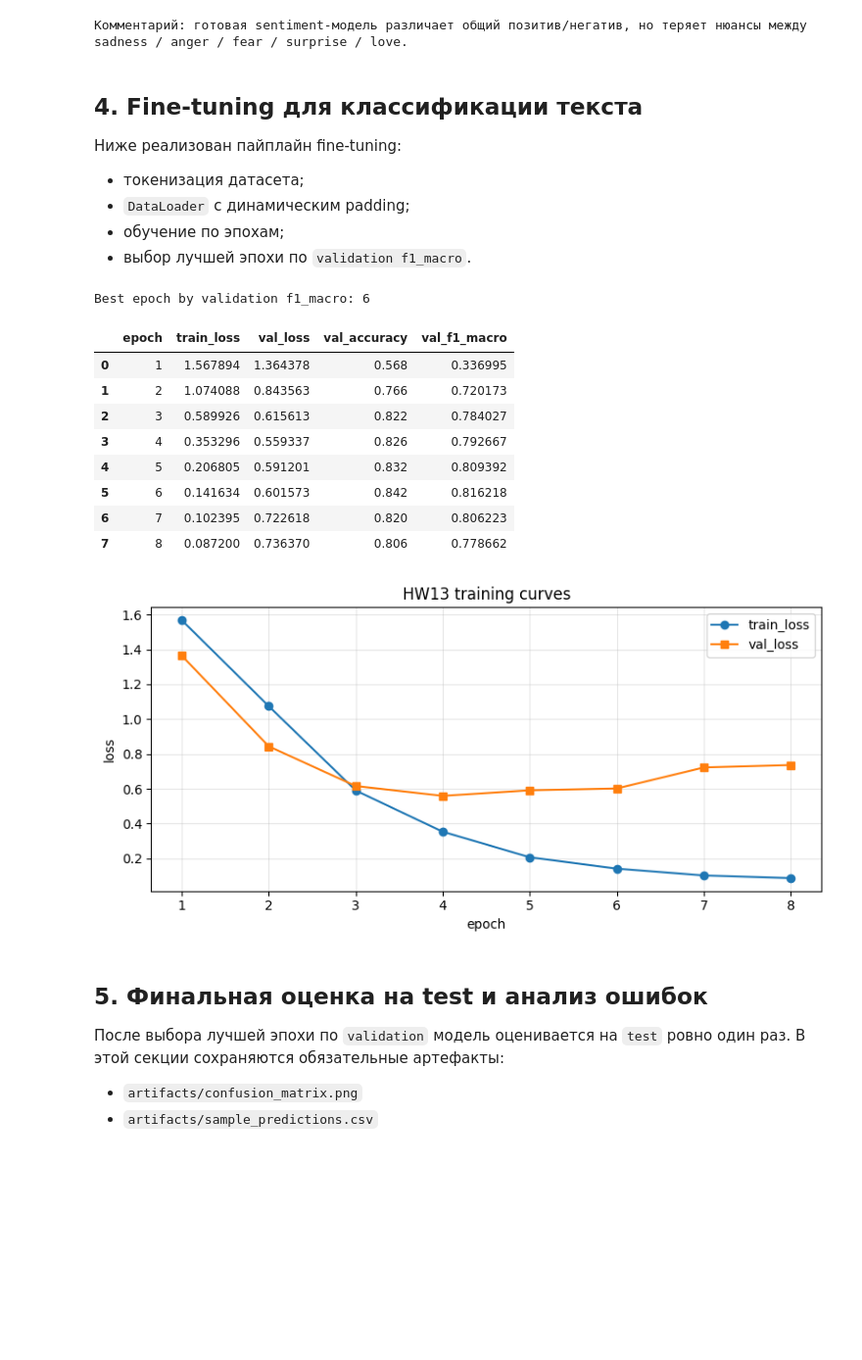
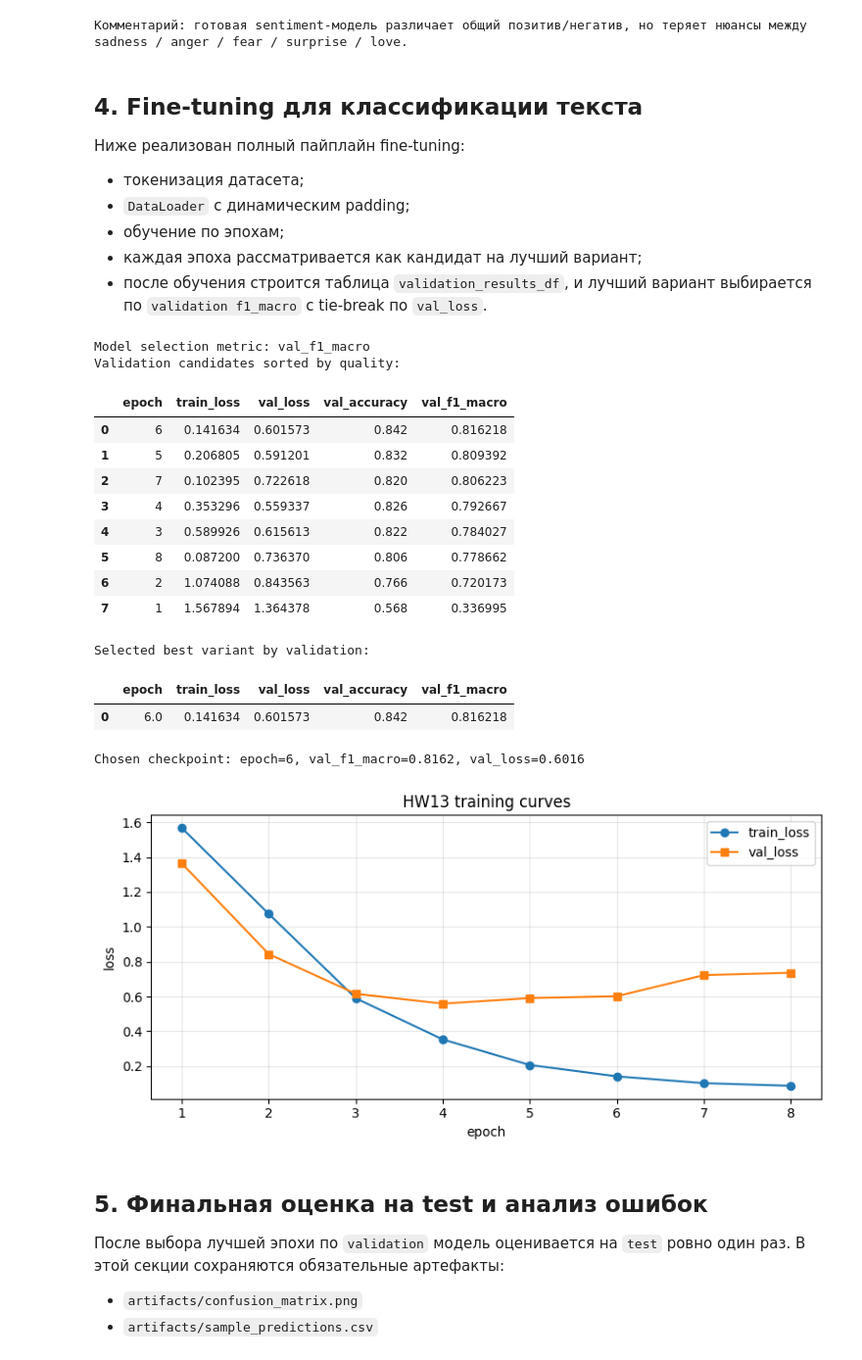
Before and after one commit to HileZ360/institute-of-ai, a Jupyter notebook: homeworks/HW13/HW13.ipynb, the cells around one changed output. Shown at 98% size. Cells and saved outputs as stored; diff of their text form; code cells hidden in the pictures; blank space fills up the shorter version.

```diff
--- a/homeworks/HW13/HW13.ipynb
+++ b/homeworks/HW13/HW13.ipynb
@@ -242,11 +242,12 @@ Ready-model inference on one example per emotion class:
 # %% [markdown]
 ## 4. Fine-tuning для классификации текста
 
-Ниже реализован пайплайн fine-tuning:
+Ниже реализован полный пайплайн fine-tuning:
 - токенизация датасета;
 - `DataLoader` c динамическим padding;
 - обучение по эпохам;
-- выбор лучшей эпохи по `validation f1_macro`.
+- каждая эпоха рассматривается как кандидат на лучший вариант;
+- после обучения строится таблица `validation_results_df`, и лучший вариант выбирается по `validation f1_macro` с tie-break по `val_loss`.
 # %%
 def tokenize_batch(batch):
     return tokenizer(batch['text'], truncation=True, max_length=MAX_LENGTH)
@@ -295,9 +296,8 @@ model.to(device)
 optimizer = torch.optim.AdamW(model.parameters(), lr=LEARNING_RATE)
 
 history = []
-best_state = None
-best_epoch = None
-best_val_f1 = -1.0
+epoch_state_dicts = {}
+MODEL_SELECTION_METRIC = 'val_f1_macro'
 
 for epoch in range(1, EPOCHS + 1):
     model.train()
@@ -310,49 +310,67 @@ for epoch in range(1, EPOCHS + 1):
         optimizer.step()
         optimizer.zero_grad()
         train_losses.append(float(loss.item()))
 
     val_metrics = evaluate_model(model, val_loader)
     row = {
         'epoch': epoch,
         'train_loss': float(np.mean(train_losses)),
         'val_loss': val_metrics['loss'],
         'val_accuracy': val_metrics['accuracy'],
         'val_f1_macro': val_metrics['f1_macro'],
     }
     history.append(row)
-
-    if val_metrics['f1_macro'] > best_val_f1:
-        best_val_f1 = val_metrics['f1_macro']
-        best_epoch = epoch
-        best_state = copy.deepcopy({k: v.detach().cpu() for k, v in model.state_dict().items()})
+    epoch_state_dicts[epoch] = copy.deepcopy({k: v.detach().cpu() for k, v in model.state_dict().items()})
 
 history_df = pd.DataFrame(history)
-print(f'Best epoch by validation f1_macro: {best_epoch}')
-display(history_df)
+validation_results_df = (
+    history_df[['epoch', 'train_loss', 'val_loss', 'val_accuracy', 'val_f1_macro']]
+    .sort_values([MODEL_SELECTION_METRIC, 'val_loss'], ascending=[False, True])
+    .reset_index(drop=True)
+)
+best_validation_variant = validation_results_df.iloc[0].to_dict()
+best_epoch = int(best_validation_variant['epoch'])
+best_val_score = float(best_validation_variant[MODEL_SELECTION_METRIC])
+best_state = epoch_state_dicts[best_epoch]
+
+print(f'Model selection metric: {MODEL_SELECTION_METRIC}')
+print('Validation candidates sorted by quality:')
+display(validation_results_df)
+print('Selected best variant by validation:')
+display(pd.DataFrame([best_validation_variant]))
+print(
+    f"Chosen checkpoint: epoch={best_epoch}, "
+    f"val_f1_macro={best_val_score:.4f}, val_loss={best_validation_variant['val_loss']:.4f}"
+)
 
 fig, ax = plt.subplots(figsize=(8, 4))
 ax.plot(history_df['epoch'], history_df['train_loss'], marker='o', label='train_loss')
 ax.plot(history_df['epoch'], history_df['val_loss'], marker='s', label='val_loss')
 ax.set_xlabel('epoch')
 ax.set_ylabel('loss')
 ax.set_title('HW13 training curves')
 ax.grid(alpha=0.3)
 ax.legend()
 fig.tight_layout()
 fig.savefig(ARTIFACTS_DIR / 'training_curves.png', dpi=150, bbox_inches='tight')
 plt.show()
 plt.close(fig)
 # %% [output]
-Best epoch by validation f1_macro: 6
+Model selection metric: val_f1_macro
+Validation candidates sorted by quality:
 |  | epoch | train_loss | val_loss | val_accuracy | val_f1_macro |
-| 0 | 1 | 1.567894 | 1.364378 | 0.568 | 0.336995 |
-| 1 | 2 | 1.074088 | 0.843563 | 0.766 | 0.720173 |
-| 2 | 3 | 0.589926 | 0.615613 | 0.822 | 0.784027 |
+| 0 | 6 | 0.141634 | 0.601573 | 0.842 | 0.816218 |
+| 1 | 5 | 0.206805 | 0.591201 | 0.832 | 0.809392 |
+| 2 | 7 | 0.102395 | 0.722618 | 0.820 | 0.806223 |
 | 3 | 4 | 0.353296 | 0.559337 | 0.826 | 0.792667 |
-| 4 | 5 | 0.206805 | 0.591201 | 0.832 | 0.809392 |
-| 5 | 6 | 0.141634 | 0.601573 | 0.842 | 0.816218 |
-| 6 | 7 | 0.102395 | 0.722618 | 0.820 | 0.806223 |
-| 7 | 8 | 0.087200 | 0.736370 | 0.806 | 0.778662 |
+| 4 | 3 | 0.589926 | 0.615613 | 0.822 | 0.784027 |
+| 5 | 8 | 0.087200 | 0.736370 | 0.806 | 0.778662 |
+| 6 | 2 | 1.074088 | 0.843563 | 0.766 | 0.720173 |
+| 7 | 1 | 1.567894 | 1.364378 | 0.568 | 0.336995 |
+Selected best variant by validation:
+|  | epoch | train_loss | val_loss | val_accuracy | val_f1_macro |
+| 0 | 6.0 | 0.141634 | 0.601573 | 0.842 | 0.816218 |
+Chosen checkpoint: epoch=6, val_f1_macro=0.8162, val_loss=0.6016
 [figure]
 # %% [markdown]
 ## 5. Финальная оценка на test и анализ ошибок
```
Also changed, not shown: parts of 1 cell of this notebook, 1 other file.
